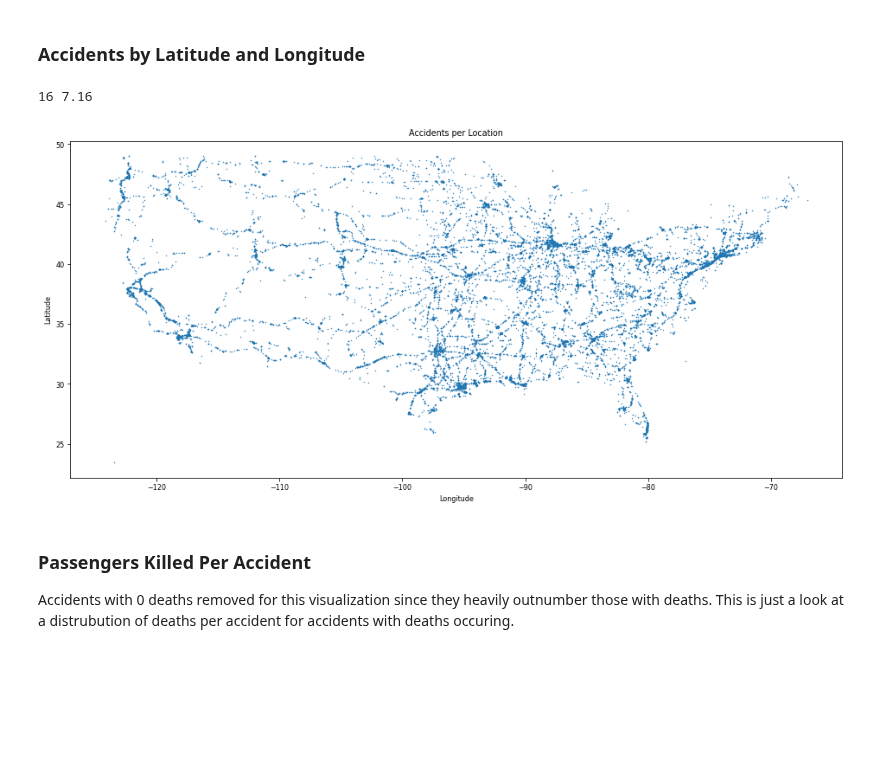
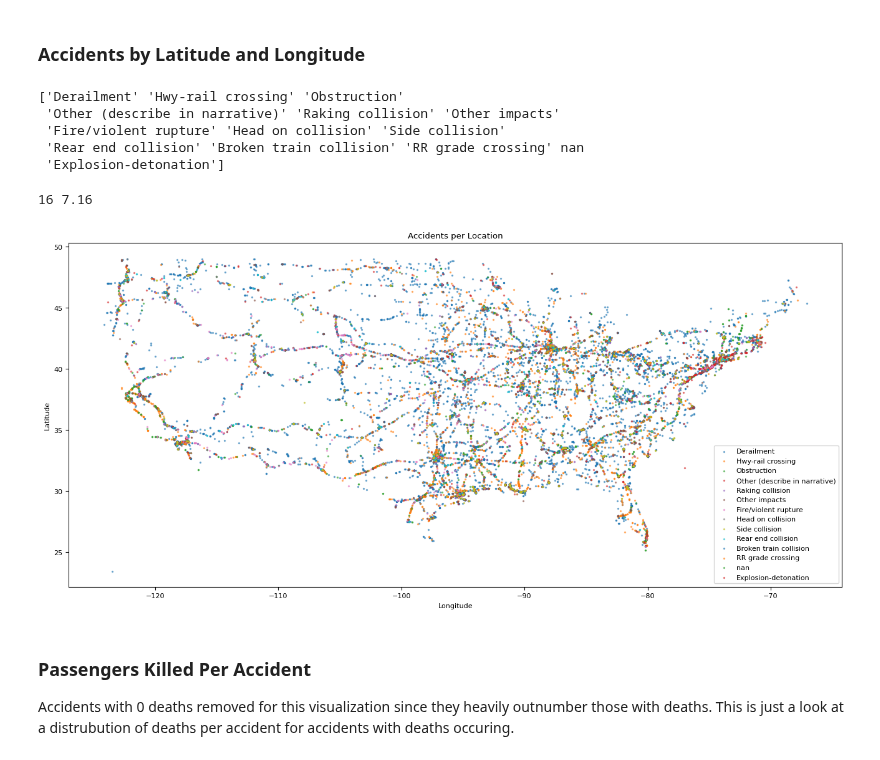
Before and after one commit to ndahlinuvm/Train-Derailment-287Project, a Jupyter notebook: visualization.ipynb, the cells around one changed output. Saved outputs shown, nothing was run; the diff lists cells and outputs as text; code cells hidden in the pictures; blank space fills up the shorter version.

```diff
--- a/visualization.ipynb
+++ b/visualization.ipynb
@@ -125,25 +133,42 @@ data_long_lat = data_long_lat.dropna()
 data_long_lat = data_long_lat[(data_long_lat.T != 0).any()]
 # Removing outliers with z-score > 4
 data_long_lat = data_long_lat[(np.abs(stats.zscore(data_long_lat)) < 4).all(axis=1)]
+# add Accident Type back in
+data_long_lat = pd.concat([data_long_lat, data['Accident Type']], axis=1)
+# find unique accident types
+accident_types = data_long_lat['Accident Type'].unique()
+print(accident_types)
+# %% [output]
+['Derailment' 'Hwy-rail crossing' 'Obstruction'
+ 'Other (describe in narrative)' 'Raking collision' 'Other impacts'
+ 'Fire/violent rupture' 'Head on collision' 'Side collision'
+ 'Rear end collision' 'Broken train collision' 'RR grade crossing' nan
+ 'Explosion-detonation']
 # %%
 # find max and min of long and lat in order to find the proper figure size so that the plot isn't squished
 long_max = data_long_lat['Longitude'].max()
 long_min = data_long_lat['Longitude'].min()
 lat_max = data_long_lat['Latitude'].max()
 lat_min = data_long_lat['Latitude'].min()
 div = (long_max - long_min) / (lat_max - lat_min)
 width = 16
 height = width / div
 print(width, round(height,2))
 plt.figure(figsize=(width, height))
-plt.scatter(data_long_lat['Longitude'], data_long_lat['Latitude'], s=0.2)
+# make color based on Accident Type
+# plt.scatter(data_long_lat['Longitude'], data_long_lat['Latitude'], s=0.2)
+for accident_type in accident_types:
+    plt.scatter(data_long_lat[data_long_lat['Accident Type'] == accident_type]['Longitude'], data_long_lat[data_long_lat['Accident Type'] == accident_type]['Latitude'], s=2, alpha = 0.5, label=accident_type)
 plt.xlabel('Longitude')
 plt.ylabel('Latitude')
 plt.title('Accidents per Location')
+plt.legend()
+# save to file
+plt.savefig('accidents_per_location.png', dpi=1000)
 plt.show()
 # %% [output]
 16 7.16
-[figure, old version]
+[figure, new version]
 # %% [markdown]
 ### Passengers Killed Per Accident
 
```
Also changed, not shown: parts of 6 cells of this notebook, 4 other files.
